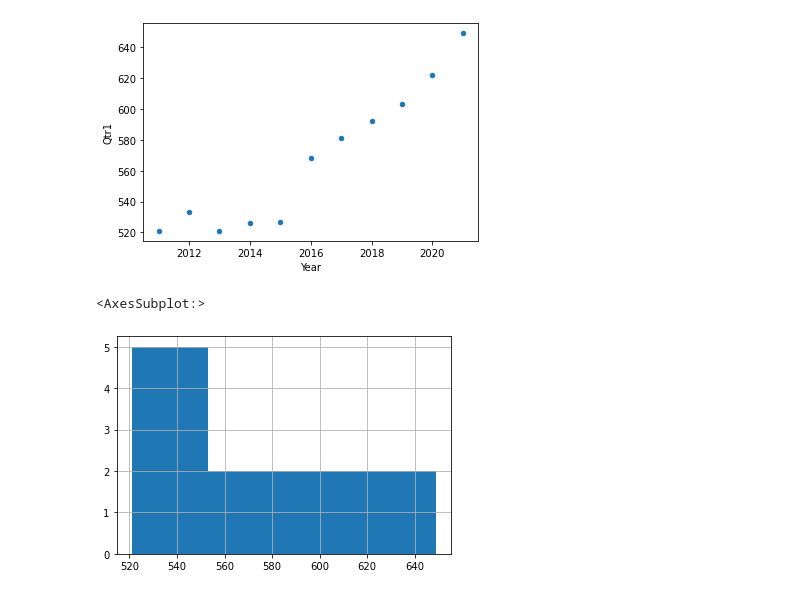
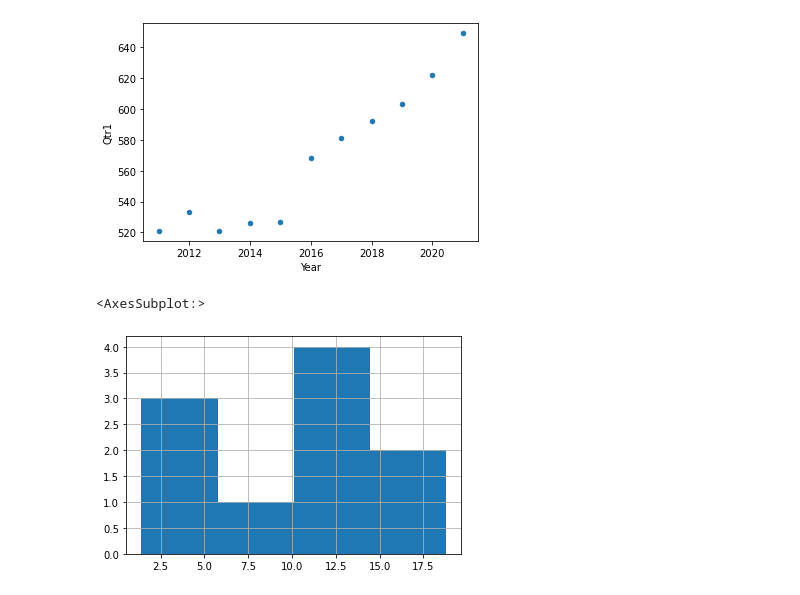
Before and after one commit to SierraAndrews01/Monetary-Value-of-College, a Jupyter notebook: Files/My Intro to Python.ipynb, the cells around one changed output. Cells and saved outputs as stored; diff of their text form; code cells hidden in the pictures.

```diff
--- a/Files/My Intro to Python.ipynb
+++ b/Files/My Intro to Python.ipynb
@@ -46,7 +50,7 @@ BA_Years_Paid_Off = Total_Bachelor_Cost / Bachelor_Yearly_Salary
 # %%
 ## Inflation rate data set
 Inflation_Rate = pd.DataFrame(
-                    {'Inflation Rate': [18.78, 15.4, 13.56, 11.83, 11.92, 10.41, 7.72, 5.53, 3.92, 1.4]},
+                    {'Inflation': [18.78, 15.4, 13.56, 11.83, 11.92, 10.41, 7.72, 5.53, 3.92, 1.4]},
                     index = [2011, 2012, 2013, 2014, 2015, 2016, 2017, 2018, 2019, 2020])
 # %%
 ## Original Cost of Bachelor Degree (Without Inflation)
@@ -109,7 +109,7 @@ Assoc_Salary.plot.scatter(x = 'Year',
 <AxesSubplot:xlabel='Year', ylabel='Qtr1'>
 [figure]
 # %%
-Assoc_Salary.Qtr1.hist(bins = 4)
+Inflation_Rate.Inflation.hist(bins = 4)
 # %% [output]
 <AxesSubplot:>
-[figure, old version]
+[figure, new version]
```
Also changed, not shown: parts of 5 cells of this notebook.
